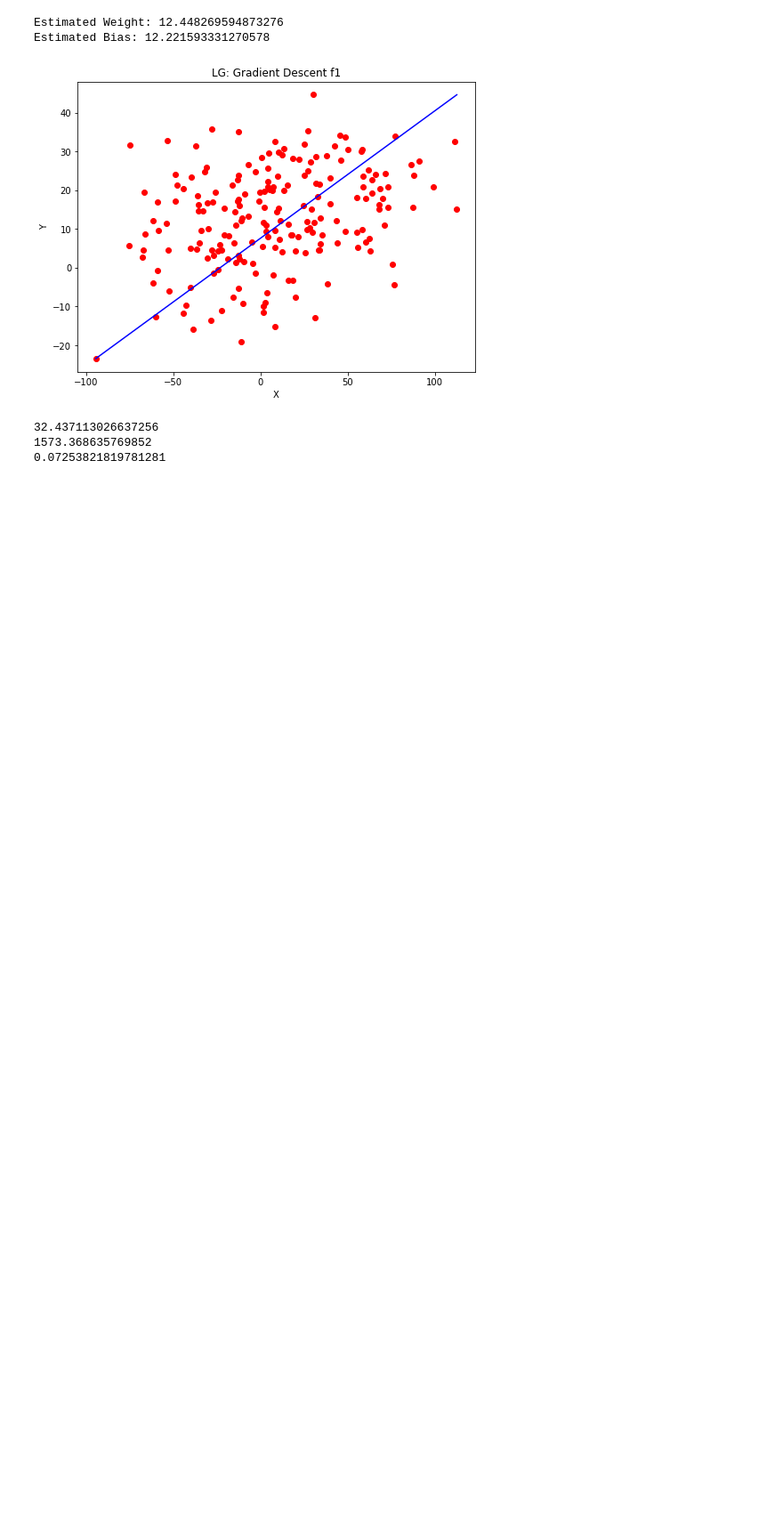
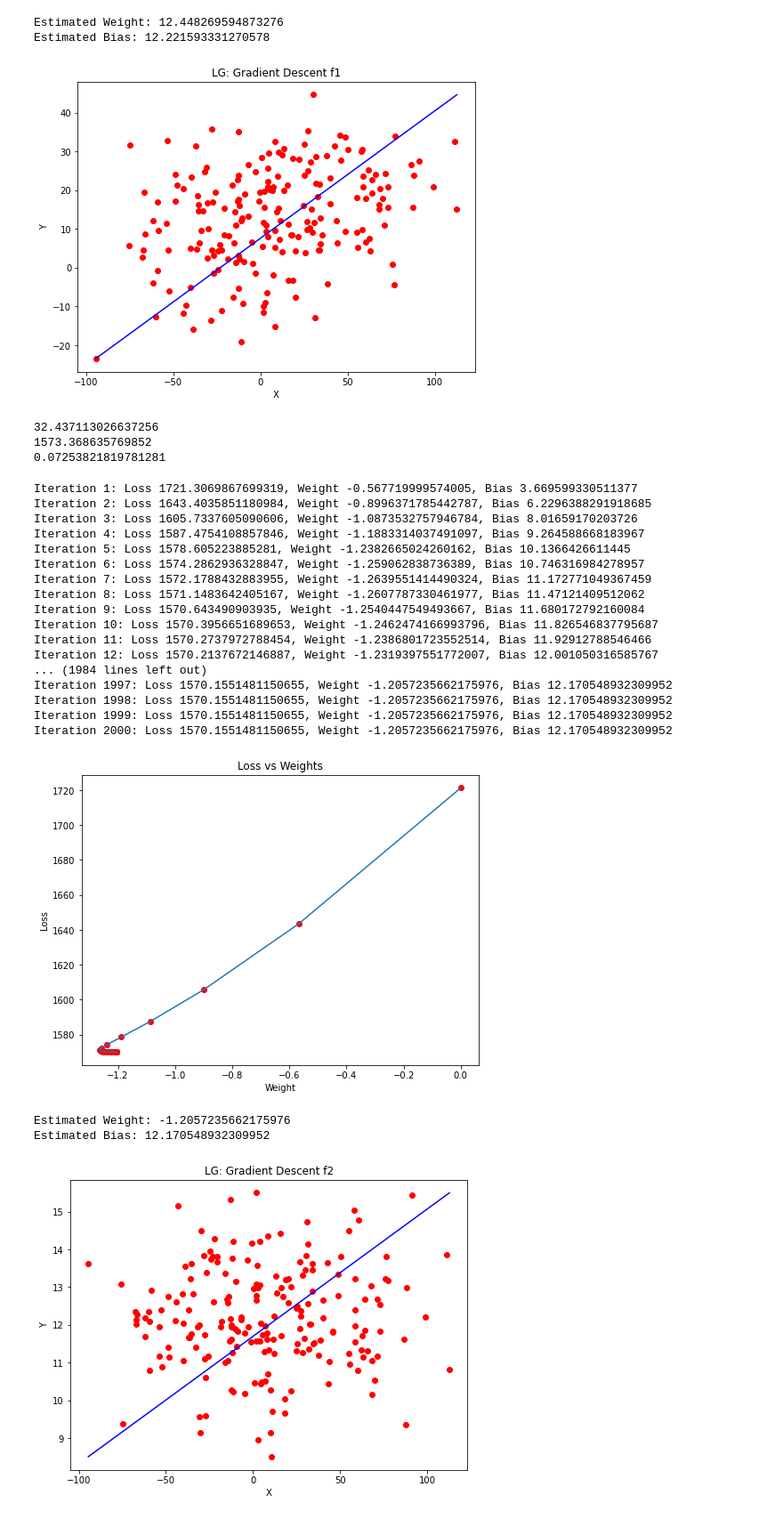
Before and after one commit to aryadiva/CPC251_Assg, a Jupyter notebook: Assign1-CPC251.ipynb, the cells around one changed output. Shown at 89% size. Drawn from its saved outputs; the diff is of its cells as text; code cells hidden in the pictures; blank space fills up the shorter version.

```diff
--- a/Assign1-CPC251.ipynb
+++ b/Assign1-CPC251.ipynb
@@ -75,6 +75,11 @@ X_train4, X_test4, y_train4, y_test4 = train_test_split(X_f4, y_f4, random_state
 X_f1 = np.array(dt.iloc[:, 0])
 y_f1 = np.array(dt.iloc[:, -1])
 X_train1, X_test1, y_train1, y_test1 = train_test_split(X_f1, y_f1, random_state=42, train_size=0.8)
+# %%
+# Splitting the training and test set with the ratio of 8:2 for f2
+X_f2 = np.array(dt.iloc[:, 1])
+y_f2 = np.array(dt.iloc[:, -1])
+X_train2, X_test2, y_train2, y_test2 = train_test_split(X_f2, y_f2, random_state=42, train_size=0.8)
 # %%
 alpha = 0.15 # Set learning rate to 0.15
 max_epoch = 2000 # Set max iteration to 2000
@@ -239,3 +243,43 @@ print(r2_score(y_test1, y_pred1))
 32.437113026637256
 1573.368635769852
 0.07253821819781281
+# %%
+# we'll input the training dataset from f2 to train_model
+# and have est_weight & est_bias as the final estimated value
+est_weight2, est_bias2= train_model(X_train2, y_train2, alpha, max_epoch)
+print(f"Estimated Weight: {est_weight2}\nEstimated Bias: {est_bias2}")
+
+# y_pred4 is the predicted y value using both estimated weight & bias and the X test dataset
+y_pred2 = (est_weight2*X_test2) + est_bias2
+plt.figure(figsize = (8,6))
+
+# scatter the y test & y pred value and plot them
+plt.scatter(y_test2, y_pred2, marker='o', color='red')
+plt.plot([min(y_test2), max(y_test2)], [min(y_pred2), max(y_pred2)], color='blue', label="line1")
+
+plt.title("LG: Gradient Descent f2")
+plt.xlabel("X")
+plt.ylabel("Y")
+plt.show()
+# %% [output]
+Iteration 1: Loss 1721.3069867699319, Weight -0.567719999574005, Bias 3.669599330511377
+Iteration 2: Loss 1643.4035851180984, Weight -0.8996371785442787, Bias 6.2296388291918685
+Iteration 3: Loss 1605.7337605090606, Weight -1.0873532757946784, Bias 8.01659170203726
+Iteration 4: Loss 1587.4754108857846, Weight -1.1883314037491097, Bias 9.264588668183967
+Iteration 5: Loss 1578.605223885281, Weight -1.2382665024260162, Bias 10.1366426611445
+Iteration 6: Loss 1574.2862936328847, Weight -1.259062838736389, Bias 10.746316984278957
+Iteration 7: Loss 1572.1788432883955, Weight -1.2639551414490324, Bias 11.172771049367459
+Iteration 8: Loss 1571.1483642405167, Weight -1.2607787330461977, Bias 11.47121409512062
+Iteration 9: Loss 1570.643490903935, Weight -1.2540447549493667, Bias 11.680172792160084
+Iteration 10: Loss 1570.3956651689653, Weight -1.2462474166993796, Bias 11.826546837795687
+Iteration 11: Loss 1570.2737972788454, Weight -1.2386801723552514, Bias 11.92912788546466
+Iteration 12: Loss 1570.2137672146887, Weight -1.2319397551772007, Bias 12.001050316585767
+... (1984 lines left out)
+Iteration 1997: Loss 1570.1551481150655, Weight -1.2057235662175976, Bias 12.170548932309952
+Iteration 1998: Loss 1570.1551481150655, Weight -1.2057235662175976, Bias 12.170548932309952
+Iteration 1999: Loss 1570.1551481150655, Weight -1.2057235662175976, Bias 12.170548932309952
+Iteration 2000: Loss 1570.1551481150655, Weight -1.2057235662175976, Bias 12.170548932309952
+[figure, added]
+Estimated Weight: -1.2057235662175976
+Estimated Bias: 12.170548932309952
+[figure, added]
```
Also changed, not shown: parts of 5 cells of this notebook.
